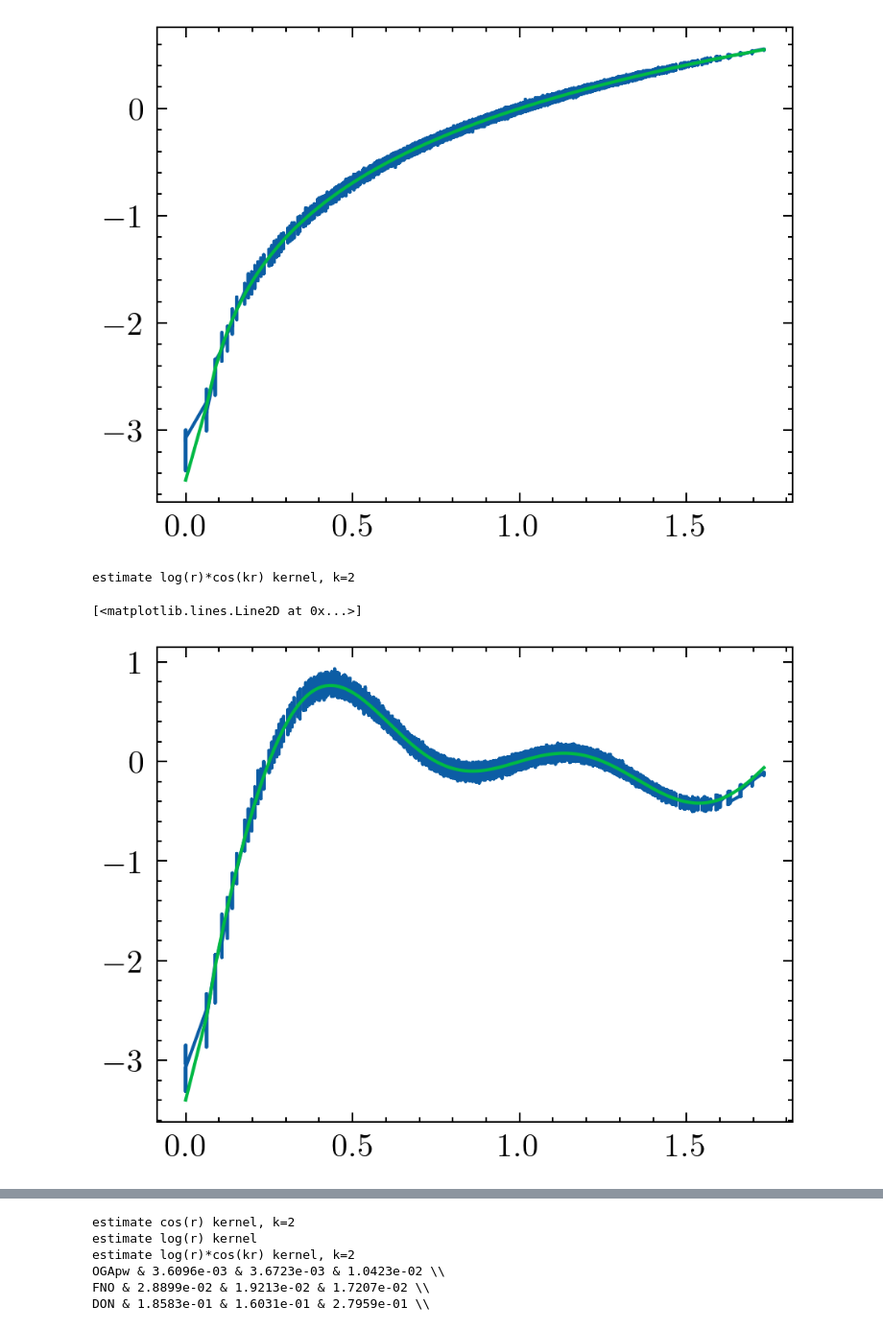
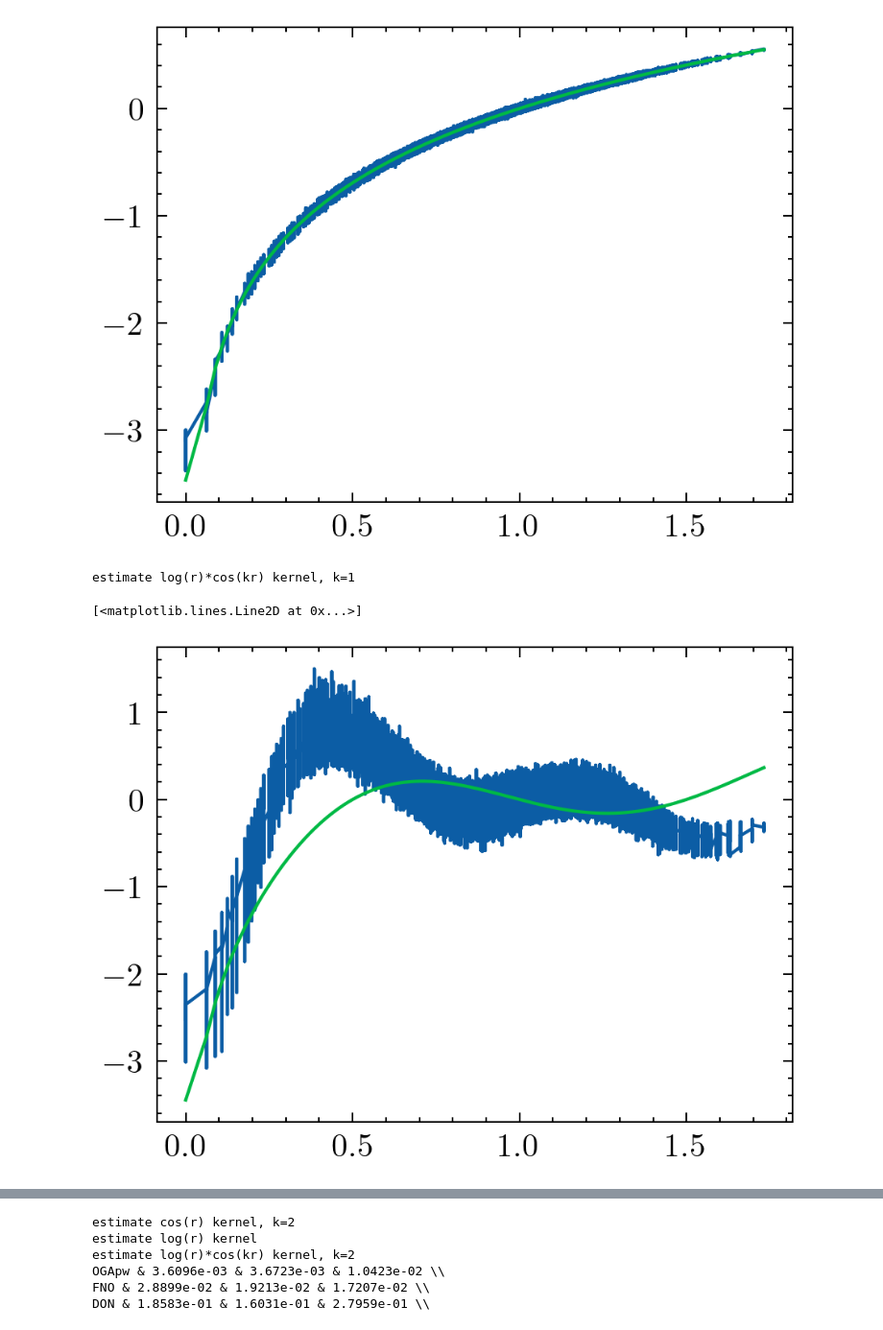
Before and after one commit to linye-boli/OGA-KernelEstimation, a Jupyter notebook: vis/vis3D.ipynb, the cells around one changed output, grey strips where cells are left out. Shown at 96% size. Saved outputs shown, nothing was run; the diff lists cells and outputs as text; code cells hidden in the pictures.

Commit message:
add test script

```diff
--- a/vis/vis3D.ipynb
+++ b/vis/vis3D.ipynb
@@ -275,24 +275,24 @@ estimate log(r) kernel
 # %%
 from utils import load_logcos3d_kernel_dataset
 fTrain, fTest, uTrain, uTest, X, Gref = load_logcos3d_kernel_dataset(
-    data_root='../data', nTrain=3000, nTest=1000)
-Gpred = np.load("../results/logcos3D/ogapw-513-3000-relu/Goga.npy", allow_pickle=True)
+    data_root='../data', nTrain=3000, nTest=1000, n=1, sigma='2e-01')
+Gpred = np.load("../results/logcos3D/ogapw-128-3000-512-17-2.0-2e-01-relu/Goga.npy", allow_pickle=True)
 
 Gref = Gref.reshape(-1)
 a = (X[:,[0]] - X[:,[3]])**2
 b = (X[:,[1]] - X[:,[4]])**2
 c = (X[:,[2]] - X[:,[5]])**2
 r = ((a + b + c)**0.5).reshape(-1)
 
 Gpred = Gpred.reshape(-1)
 idx = np.argsort(r)
 
 plt.plot(r[idx], Gpred[idx])
 plt.plot(r[idx], Gref[idx])
 # %% [output]
-estimate log(r)*cos(kr) kernel, k=2
+estimate log(r)*cos(kr) kernel, k=1
 [<matplotlib.lines.Line2D at 0x...>]
-[figure, old version]
+[figure, new version]
 # %%
 nTrain = 3000
 nTest = 1000
```
Also changed, not shown: parts of 6 cells of this notebook, 17 other files.
